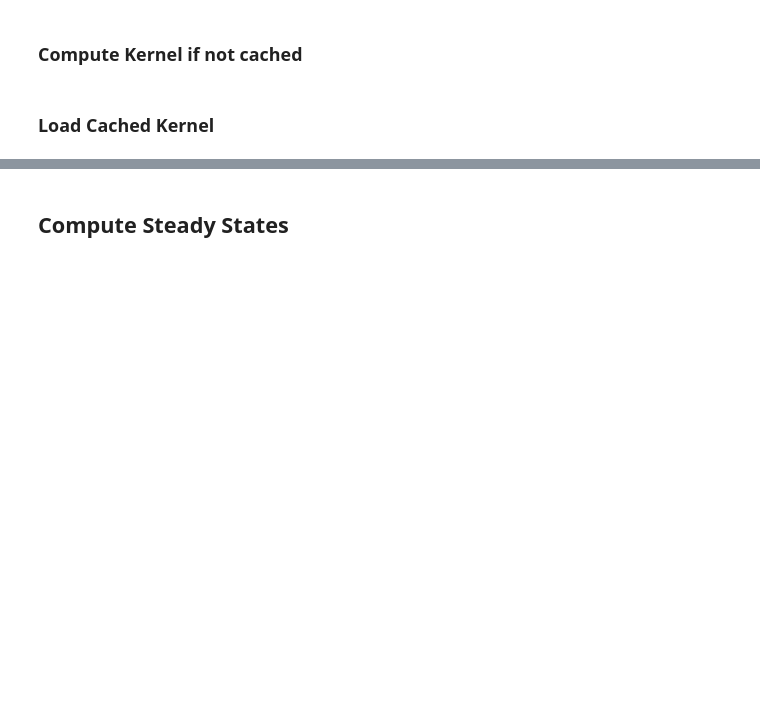
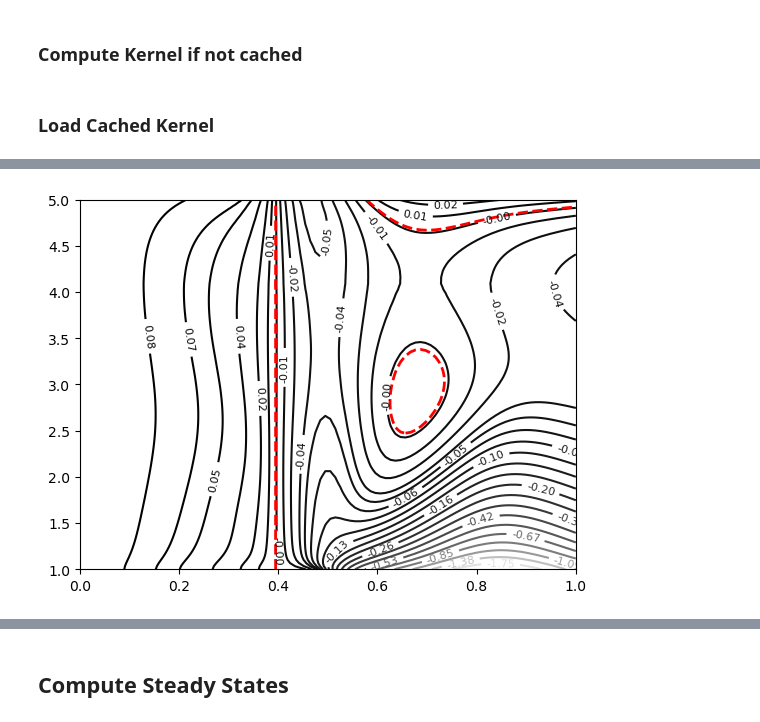
Before and after one commit to mjt257/SSWs, a Jupyter notebook: notebooks/steady_states_searching.ipynb, the cells around one changed output, grey strips where cells are left out. Saved outputs shown, nothing was run; the diff lists cells and outputs as text; code cells hidden in the pictures; blank space fills up the shorter version.

```diff
--- a/notebooks/steady_states_searching.ipynb
+++ b/notebooks/steady_states_searching.ipynb
@@ -45,0 +90,16 @@ zg, oc, Li = discretization['zg'], discretization['oc'], discretization['L']
+# %%
+#multiple Deltas
+#Delta = lambda b: np.exp(1j * b * zg).imag * 0 + b
+#b_grid = np.linspace(0, 1, 100)
+#vecced_delta = np.array([Delta(b) for b in b_grid])
+
+x_axis_level = N//2
+Delta = sol_Delta[:, -1]
+b_grid = np.linspace(0, 1/Delta[x_axis_level], 100)
+vecced_delta = np.array([Delta * b for b in b_grid])
+
+dDelta_all, eigenvalues_all, eigenvectors_all =  compute_dDelta_dt_from_range_Delta(vecced_delta, Delta_E, S_hat, delta_hat, gamma, kappa, Li, oc, F_k, R, zg, k, num_eigenvalues = N)
+# %%
+generate_contours(dDelta_all, vecced_delta, zg, x_axis_level)
+# %% [output]
+[figure, added]
```
Also changed, not shown: parts of 23 cells of this notebook, 6 other files.
